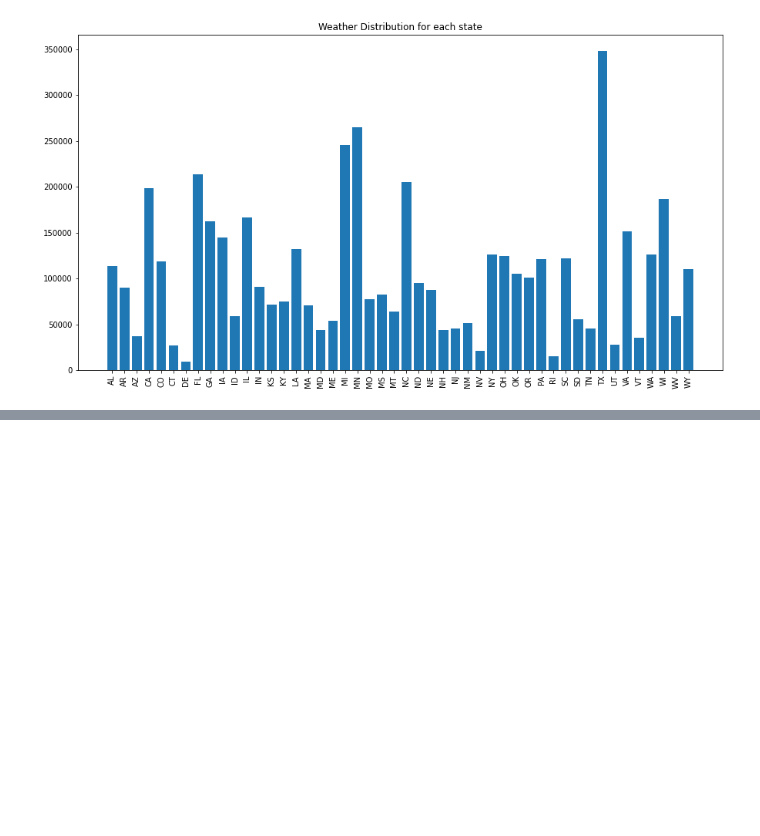
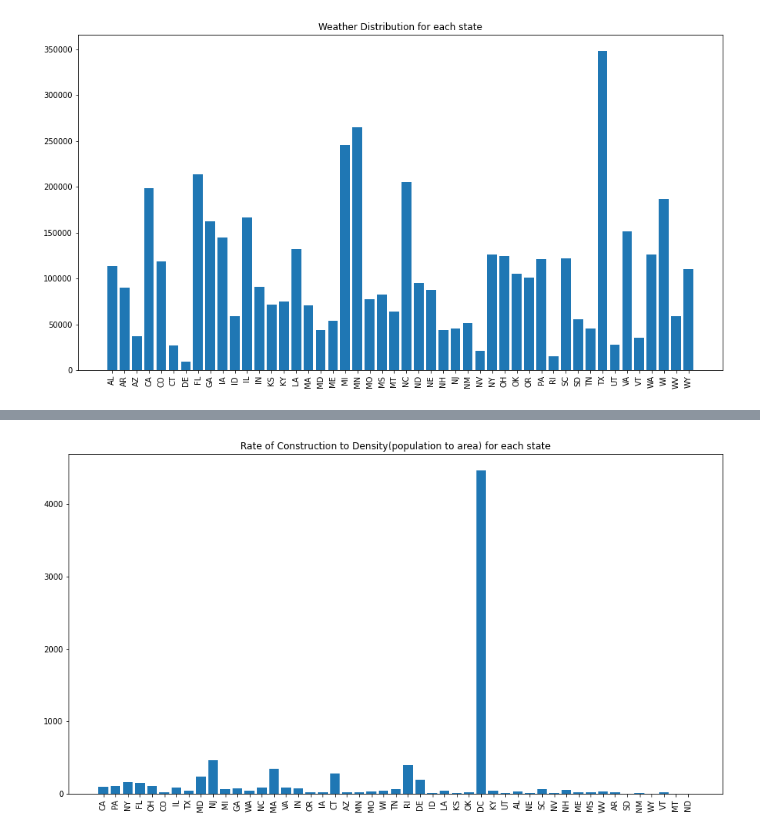
Before and after one commit to 7Amin/RoadConstructionPrediction, a Jupyter notebook: application/dataAnalysis/State-wise Construction Distribution.ipynb, the cells around one changed output, grey strips where cells are left out. Saved outputs shown, nothing was run; the diff lists cells and outputs as text; code cells hidden in the pictures; blank space fills up the shorter version.

```diff
--- a/application/dataAnalysis/State-wise Construction Distribution.ipynb
+++ b/application/dataAnalysis/State-wise Construction Distribution.ipynb
@@ -914,0 +997,2 @@ df_state_count_sorted_weather.head()
+# %%
+df_state_count_population_construction["Density"] = df_state_count_population_construction["July2019Estimate"] / df_state_count_population_construction["LandArea(KM2)"]
@@ -914,0 +1009,8 @@ df_state_count_sorted_weather.head()
+# %%
+plt.figure(figsize= (15,8))
+plt.bar(x=df_state_count_population_construction['NewState'], height=df_state_count_population_construction["Density"])
+a = plt.xticks(rotation = 90)
+plt.title("Rate of Construction to Density(population to area) for each state")
+plt.savefig("Rate_Construction_Density_for_each_state.png")
+# %% [output]
+[figure, added]
```
Also changed, not shown: parts of 20 cells of this notebook, 3 other files.
